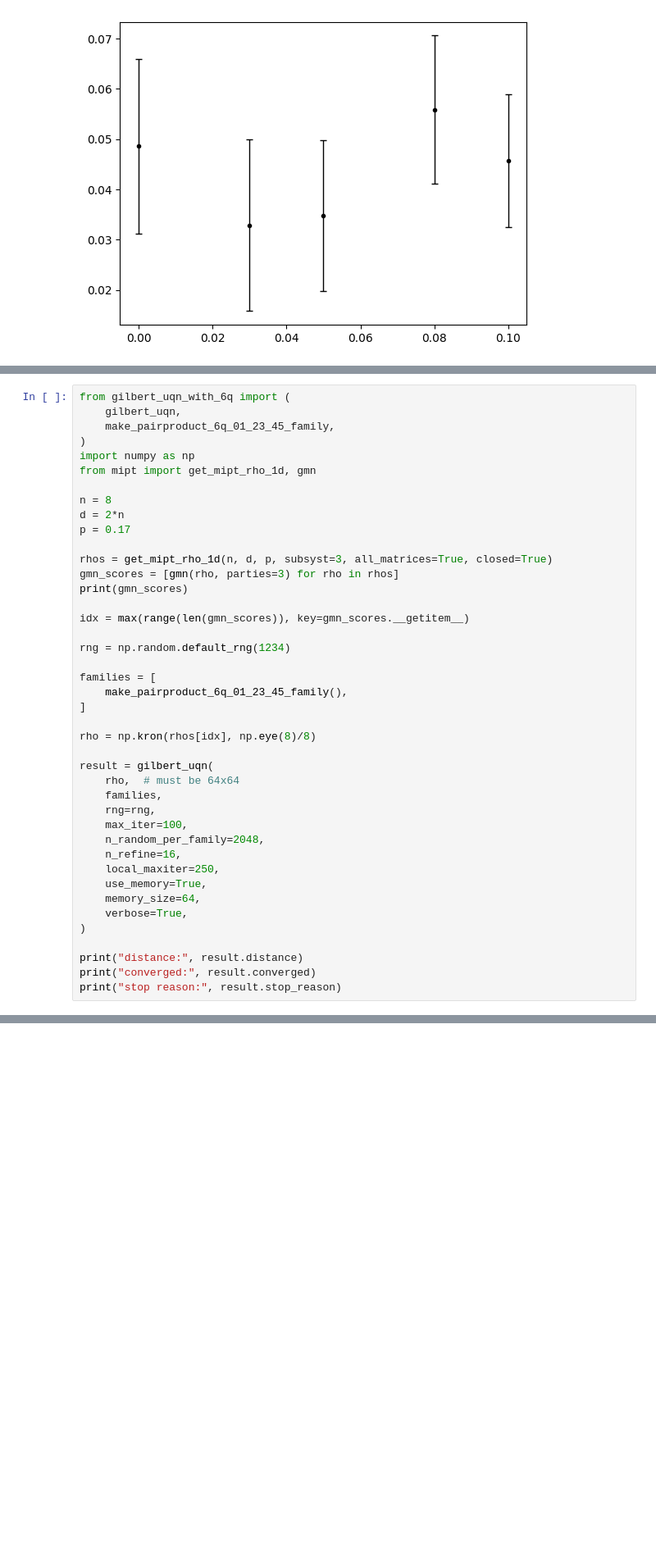
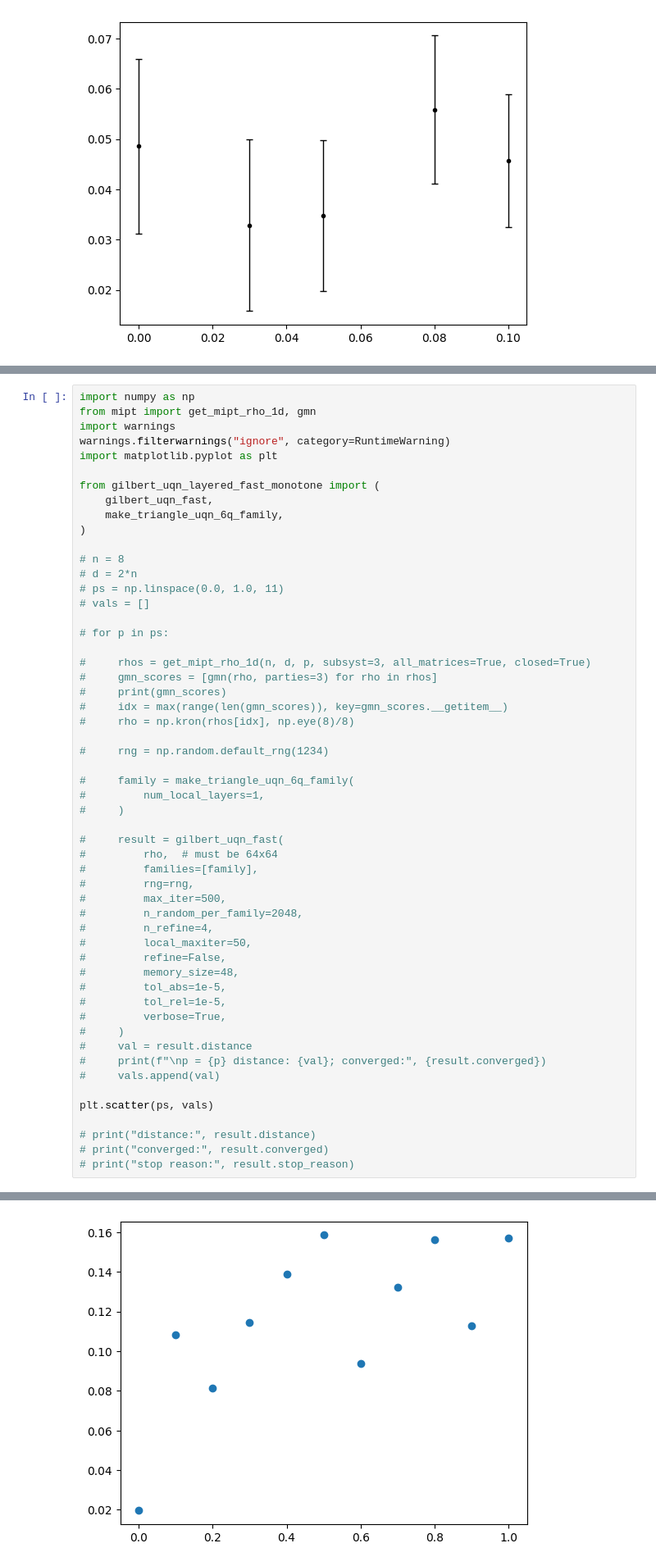
Before and after one commit to amarce4/mipt, a Jupyter notebook: python/mipt.ipynb, the cells around one changed output, grey strips where cells are left out. Shown at 82% size. Cells and saved outputs as stored; diff of their text form; blank space fills up the shorter version.

```diff
--- a/python/mipt.ipynb
+++ b/python/mipt.ipynb
@@ -203,45 +203,57 @@ Simulating d = 2
 Simulating d = 3
 [figure]
 # %%
-from gilbert_uqn_with_6q import (
-    gilbert_uqn,
-    make_pairproduct_6q_01_23_45_family,
-)
 import numpy as np
 from mipt import get_mipt_rho_1d, gmn
+import warnings
+warnings.filterwarnings("ignore", category=RuntimeWarning)
+import matplotlib.pyplot as plt
 
-n = 8
-d = 2*n
-p = 0.17
-
-rhos = get_mipt_rho_1d(n, d, p, subsyst=3, all_matrices=True, closed=True)
-gmn_scores = [gmn(rho, parties=3) for rho in rhos]
-print(gmn_scores)
-
-idx = max(range(len(gmn_scores)), key=gmn_scores.__getitem__)
-
-rng = np.random.default_rng(1234)
-
-families = [
-    make_pairproduct_6q_01_23_45_family(),
-]
-
-rho = np.kron(rhos[idx], np.eye(8)/8)
-
-result = gilbert_uqn(
-    rho,  # must be 64x64
-    families,
-    rng=rng,
-    max_iter=100,
-    n_random_per_family=2048,
-    n_refine=16,
-    local_maxiter=250,
-    use_memory=True,
-    memory_size=64,
-    verbose=True,
+from gilbert_uqn_layered_fast_monotone import (
+    gilbert_uqn_fast,
+    make_triangle_uqn_6q_family,
 )
 
-print("distance:", result.distance)
-print("converged:", result.converged)
-print("stop reason:", result.stop_reason)
+# n = 8
+# d = 2*n
+# ps = np.linspace(0.0, 1.0, 11)
+# vals = []
+
+# for p in ps:
+
+#     rhos = get_mipt_rho_1d(n, d, p, subsyst=3, all_matrices=True, closed=True)
+#     gmn_scores = [gmn(rho, parties=3) for rho in rhos]
+#     print(gmn_scores)
+#     idx = max(range(len(gmn_scores)), key=gmn_scores.__getitem__)
+#     rho = np.kron(rhos[idx], np.eye(8)/8)
+
+#     rng = np.random.default_rng(1234)
+
+#     family = make_triangle_uqn_6q_family(
+#         num_local_layers=1,
+#     )
+
+#     result = gilbert_uqn_fast(
+#         rho,  # must be 64x64
+#         families=[family],
+#         rng=rng,
+#         max_iter=500,
+#         n_random_per_family=2048,
+#         n_refine=4,
+#         local_maxiter=50,
+#         refine=False,
+#         memory_size=48,
+#         tol_abs=1e-5,
+#         tol_rel=1e-5,
+#         verbose=True,
+#     )
+#     val = result.distance
+#     print(f"\np = {p} distance: {val}; converged:", {result.converged})
+#     vals.append(val)
+
+plt.scatter(ps, vals)
+
+# print("distance:", result.distance)
+# print("converged:", result.converged)
+# print("stop reason:", result.stop_reason)
 # %% [output]
@@ -266,3 +261,4 @@ KeyboardInterrupt:
+[figure, added]
 # %%
 from mipt import *
 
```
Also changed, not shown: parts of 4 cells of this notebook, 8 other files.
